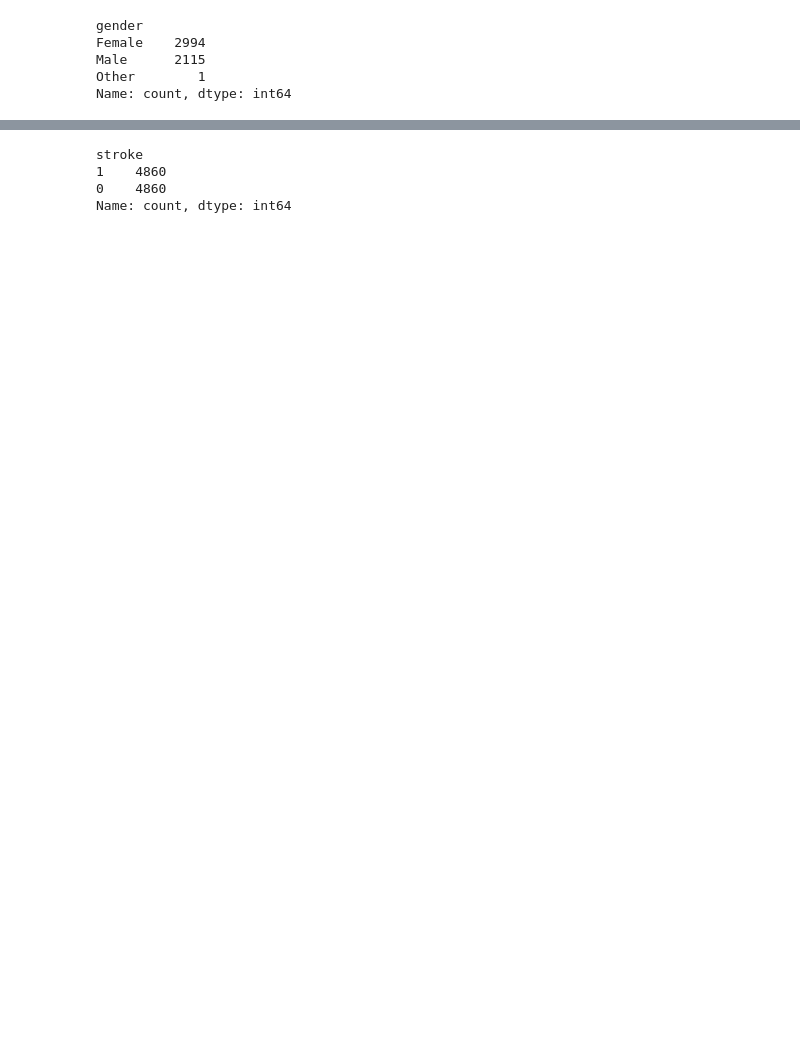
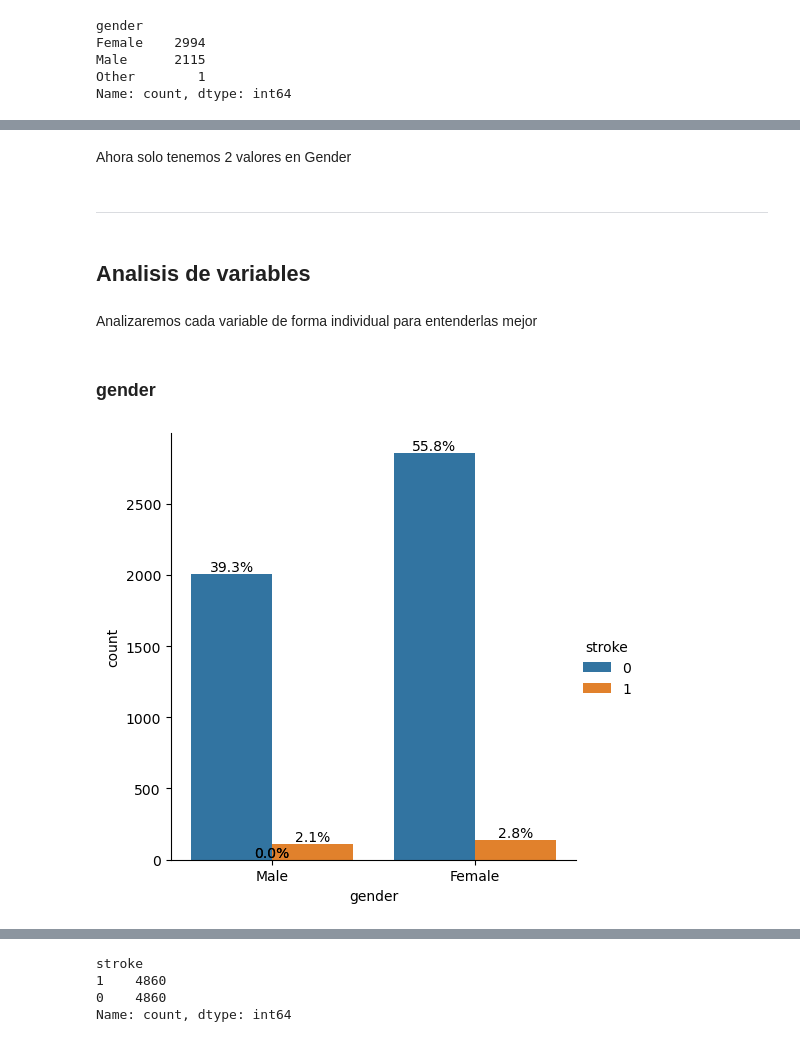
Before and after one commit to christophcharaf/AdM_tpfinal, a Jupyter notebook: notebook.ipynb, the cells around one changed output, grey strips where cells are left out. Drawn from its saved outputs; the diff is of its cells as text; code cells hidden in the pictures; blank space fills up the shorter version.

```diff
--- a/notebook.ipynb
+++ b/notebook.ipynb
@@ -48,3 +112,2 @@ dtype: int64
 # %%
-#BMI Tiene 201 valores nulos, por lo que los reemplazaremos con la media
-df['bmi'].fillna(df['bmi'].mean(), inplace=True)
+df['bmi'].fillna(df['bmi'].median(), inplace=True)
@@ -51,8 +123,2 @@ df['bmi'].fillna(df['bmi'].mean(), inplace=True)
 # %%
-#Dropeamos ID ya que no es relevante
 df = df.drop("id",axis=1)
-
-#Usamos binary encoding para ever_married
-df['ever_married'] = df['ever_married'].map(
-                   {'Yes':1 ,'No':0})
-df['ever_married'].value_counts()
@@ -79,0 +134,2 @@ dtype: int64
+# %%
+df['ever_married'] = df['ever_married'].map({'Yes':1 ,'No':0})
@@ -199,0 +162,25 @@ sns.heatmap(corr,annot=True,mask = np.triu(np.ones_like(corr, dtype=bool)))
+# %% [markdown]
+Ahora solo tenemos 2 valores en Gender
+# %% [markdown]
+---
+# %% [markdown]
+## Analisis de variables
+# %% [markdown]
+Analizaremos cada variable de forma individual para entenderlas mejor
+# %% [markdown]
+### gender
+# %%
+gender_counts = df.gender.value_counts()
+total = len(df)
+
+plot = sns.catplot(data=df, x="gender", kind="count",hue='stroke')
+ax = plot.ax
+for p in ax.patches:
+    height = p.get_height()
+    percentage = height / total * 100
+    ax.annotate(f'{percentage:.1f}%', (p.get_x() + p.get_width() / 2, height),
+                ha='center', va='bottom')
+
+plt.show()
+# %% [output]
+[figure, added]
```
Also changed, not shown: parts of 123 cells of this notebook.
